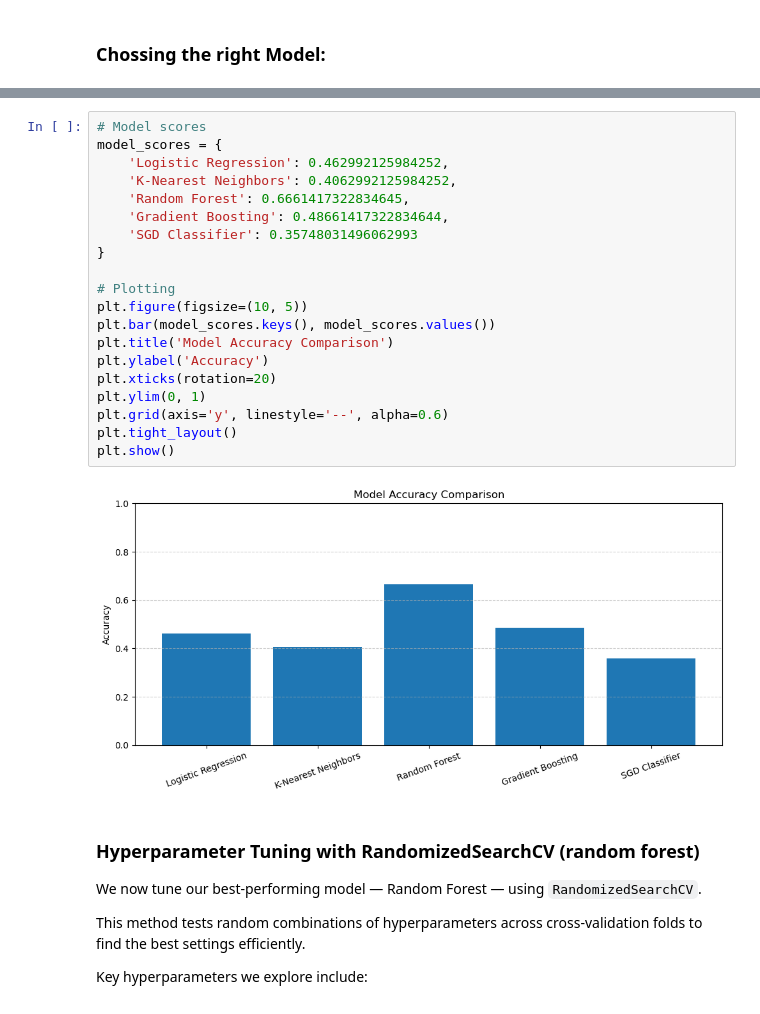
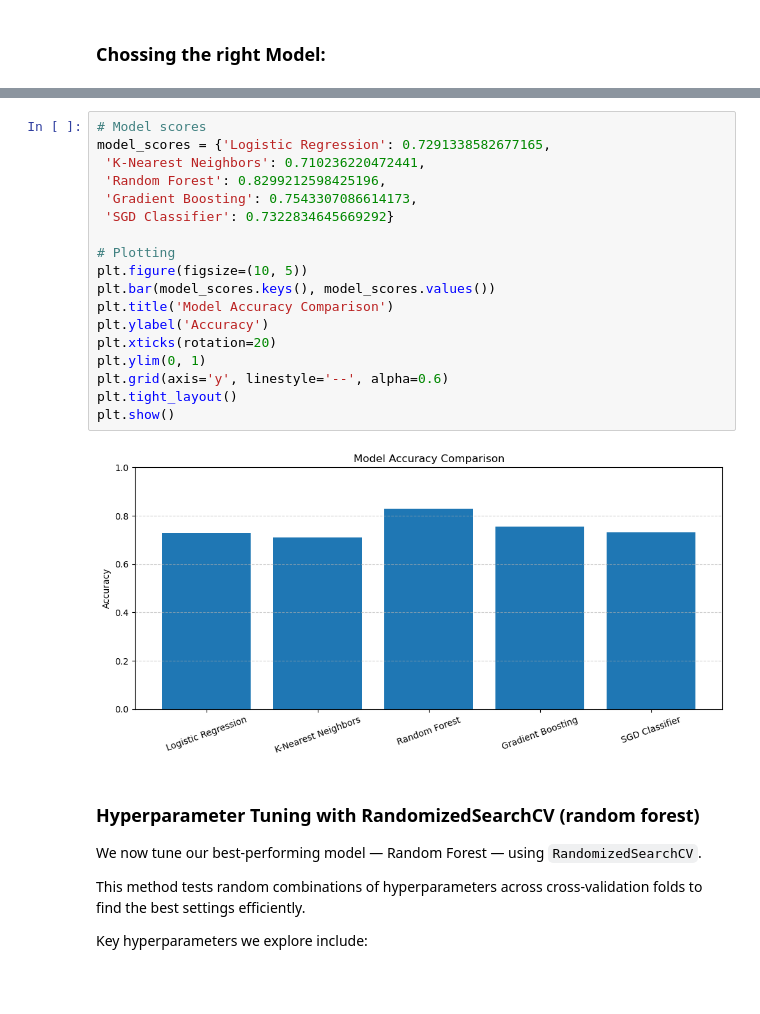
Before and after one commit to itamarshapira/SafeJunctionDetecion-ML, a Jupyter notebook: SafeJunctionDetection.ipynb, the cells around one changed output, grey strips where cells are left out. Saved outputs shown, nothing was run; the diff lists cells and outputs as text.

```diff
--- a/SafeJunctionDetection.ipynb
+++ b/SafeJunctionDetection.ipynb
@@ -1952,25 +2005,23 @@ model_scores
 # %%
 # Model scores
-model_scores = {
-    'Logistic Regression': 0.462992125984252,
-    'K-Nearest Neighbors': 0.4062992125984252,
-    'Random Forest': 0.6661417322834645,
-    'Gradient Boosting': 0.48661417322834644,
-    'SGD Classifier': 0.35748031496062993
-}
+model_scores = {'Logistic Regression': 0.7291338582677165,
+ 'K-Nearest Neighbors': 0.710236220472441,
+ 'Random Forest': 0.8299212598425196,
+ 'Gradient Boosting': 0.7543307086614173,
+ 'SGD Classifier': 0.7322834645669292}
 
 # Plotting
 plt.figure(figsize=(10, 5))
 plt.bar(model_scores.keys(), model_scores.values())
 plt.title('Model Accuracy Comparison')
 plt.ylabel('Accuracy')
 plt.xticks(rotation=20)
 plt.ylim(0, 1)
 plt.grid(axis='y', linestyle='--', alpha=0.6)
 plt.tight_layout()
 plt.show()
 # %% [output]
-[figure, old version]
+[figure, new version]
 # %% [markdown]
 ### Hyperparameter Tuning with RandomizedSearchCV (random forest)
 
```
Also changed, not shown: parts of 19 cells of this notebook, 2 other files.
